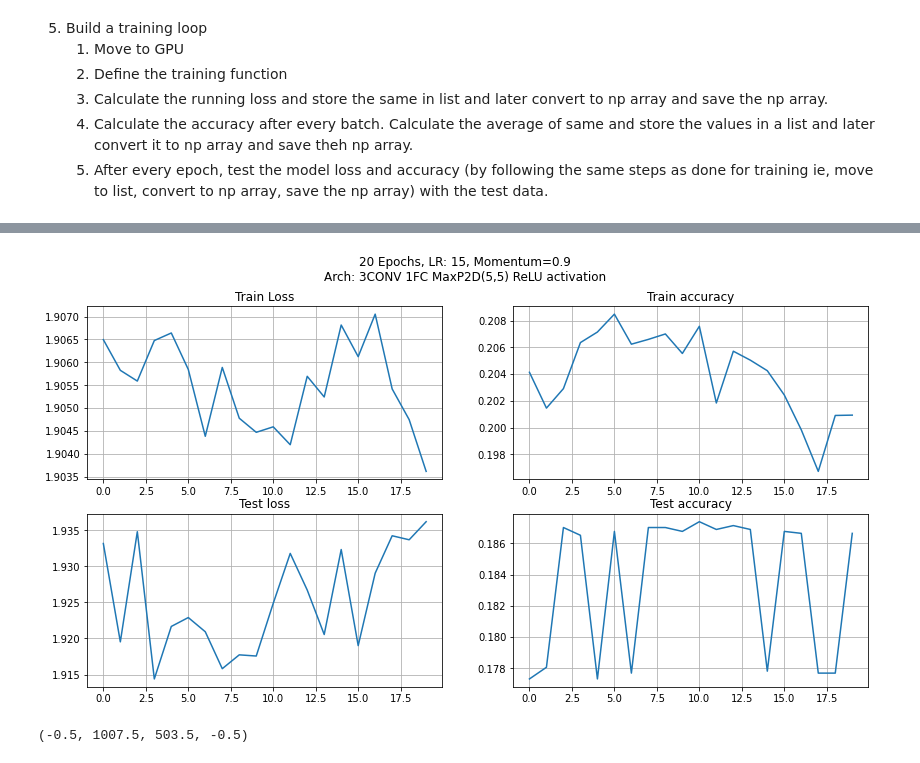
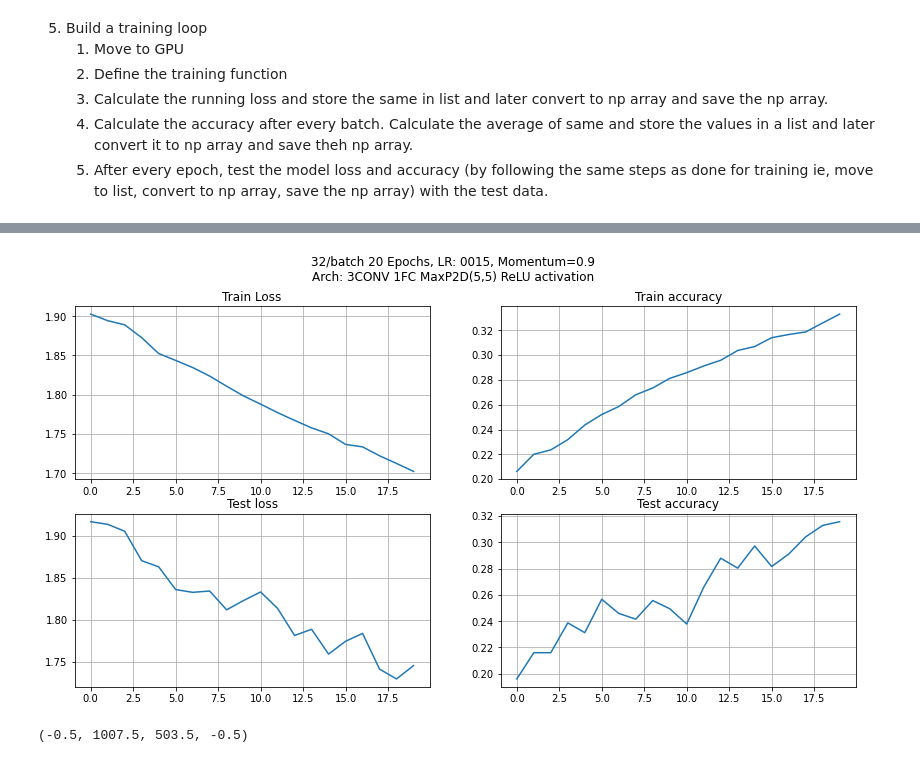
Before and after one commit to insaiyancvk/Dere-Net, a Jupyter notebook: Dere_Net_dirty_work_colab.ipynb, the cells around one changed output, grey strips where cells are left out. Saved outputs shown, nothing was run; the diff lists cells and outputs as text; code cells hidden in the pictures.

Commit message:
add more linear layers

```diff
--- a/Dere_Net_dirty_work_colab.ipynb
+++ b/Dere_Net_dirty_work_colab.ipynb
@@ -151,12 +152,12 @@ transformations_test = transforms.Compose([
 # train_dataset = ImageFolderWithPaths(root="./dataset/waifus/waifus_images/waifus_images_train/", transform = transformations)
 print("Creating train dataloader")
 train_dataset = datasets.ImageFolder(FOLDERS["TRAIN"], transform = transformations)
-train_loader = DataLoader(train_dataset, batch_size = 32, shuffle=True)
+train_loader = DataLoader(train_dataset, batch_size = BATCH, shuffle=True)
 
 # test_dataset = torchvision.datasets.ImageFolder(FOLDERS["TEST"], transform=transformations_test)
 print("Creating test dataloader")
 test_dataset = datasets.ImageFolder(FOLDERS["TEST"], transform = transformations)
-test_loader = torch.utils.data.DataLoader(test_dataset, batch_size=32,
+test_loader = torch.utils.data.DataLoader(test_dataset, batch_size=BATCH,
                                          shuffle=True)
 
 print("Data preprocessing completed.")
@@ -191,9 +194,11 @@ class Net(nn.Module):
         self.conv2 = nn.Conv2d(6, 16, 5)
         self.conv3 = nn.Conv2d(16, 16, 3)
 
-        self.fc1 = nn.Linear(16, 7)
-        #self.fc2 = nn.Linear(500, 50)
-        #self.fc3 = nn.Linear(50, 7)
+        self.fc1 = nn.Linear(16, 500)
+        self.fc2 = nn.Linear(500, 350)
+        self.fc3 = nn.Linear(350, 200)
+        self.fc4 = nn.Linear(200, 50)
+        self.fc5 = nn.Linear(50, 7)
 
     def forward(self, x):
 
@@ -219,7 +224,19 @@ class Net(nn.Module):
         #print(x.shape)
 
         # Dense layer 1
-        x = self.fc1(x)
-        #x = F.relu(self.fc2(x))
-        #x = self.fc3(x)
+        x = F.relu(self.fc1(x))
+        # 2
+        x = F.relu(self.fc2(x))
+        # 3
+        x = F.relu(self.fc3(x))
+        # 4
+        x = F.relu(self.fc4(x))
+        # 5
+        x = self.fc5(x)
+
         return x
+# %%
+net = Net()
+items = iter(train_loader)
+image, label = items.next()
+preds = net(image[0].unsqueeze(0))
@@ -358,13 +391,14 @@ MOMENTUM = 0.9 #@param {type:"number"}
 # Change LR dynamically
 # LR = 0.015 #@param {type:"number"}
 # %%
+NAME = f"{BATCH}bat{EPOCH}epochLR{str(str(optimizer.param_groups[0]['lr']).replace('0.','')).replace('0.','')}"
 # LRs = [0.15, 0.015, 0.0015, 0.001]
 LRs = [0.0015]
 its = [i for i in range(0,EPOCH,EPOCH//len(LRs))]
 net =  Net()
 net = net.to(device)
 loss_func = nn.CrossEntropyLoss()
-optimizer = optim.SGD(net.parameters(), lr=0, momentum=MOMENTUM)
+optimizer = optim.SGD(net.parameters(), lr=LRs[0], momentum=MOMENTUM)
 
 train_loss_vals = []
 train_accuracy_vals = []
@@ -385,7 +419,7 @@ for ep in range(EPOCH):
 
   if len(test_loss_vals)>2:
     if test_loss_vals[-2]>test_loss_vals[-1]:
-      model_name = os.path.join(FOLDERS["MODELS"],f"{EPOCH}epochLR{str(optimizer.param_groups[0]['lr']).replace('0.','')}.pth")
+      model_name = os.path.join(FOLDERS["MODELS"],f"{NAME}.pth")
       print(f"The loss has decreased :) saving the model to {model_name}\n")
       torch.save(net.state_dict(),model_name)
 
@@ -393,19 +445,19 @@ print(f"Total time taken to train for {EPOCH} epochs: {(time.time()-start)/60:.2
 # %%
 fig, a = plt.subplots(2,2, squeeze=False, figsize=(14,7))
 a[0][0].plot(train_loss_vals)
 a[0][0].set_title("Train Loss")
 a[0][0].grid(True)
 a[0][1].plot(train_accuracy_vals)
 a[0][1].set_title("Train accuracy")
 a[0][1].grid(True)
 a[1][0].plot(test_loss_vals)
 a[1][0].set_title("Test loss")
 a[1][0].grid(True)
 a[1][1].plot(test_accuracy_vals)
 a[1][1].set_title("Test accuracy")
 a[1][1].grid(True)
-fig.suptitle(f"{EPOCH} Epochs, LR: {str(optimizer.param_groups[0]['lr']).replace('0.','')}, Momentum={MOMENTUM}\nArch: 3CONV 1FC MaxP2D(5,5) ReLU activation\n")
+fig.suptitle(f"{BATCH}/batch {EPOCH} Epochs, LR: {str(optimizer.param_groups[0]['lr']).replace('0.','')}, Momentum={MOMENTUM}\nArch: 3CONV 1FC MaxP2D(5,5) ReLU activation\n")
 plt.show()
-fig.savefig(f"{FOLDERS['PERFORMANCE']}/{EPOCH}epochLR{str(str(optimizer.param_groups[0]['lr']).replace('0.','')).replace('0.','')}.jpg")
+fig.savefig(f"{FOLDERS['PERFORMANCE']}/.jpg")
 # %% [output]
-[figure, old version]
+[figure, new version]
```
Also changed, not shown: parts of 5 cells of this notebook.
